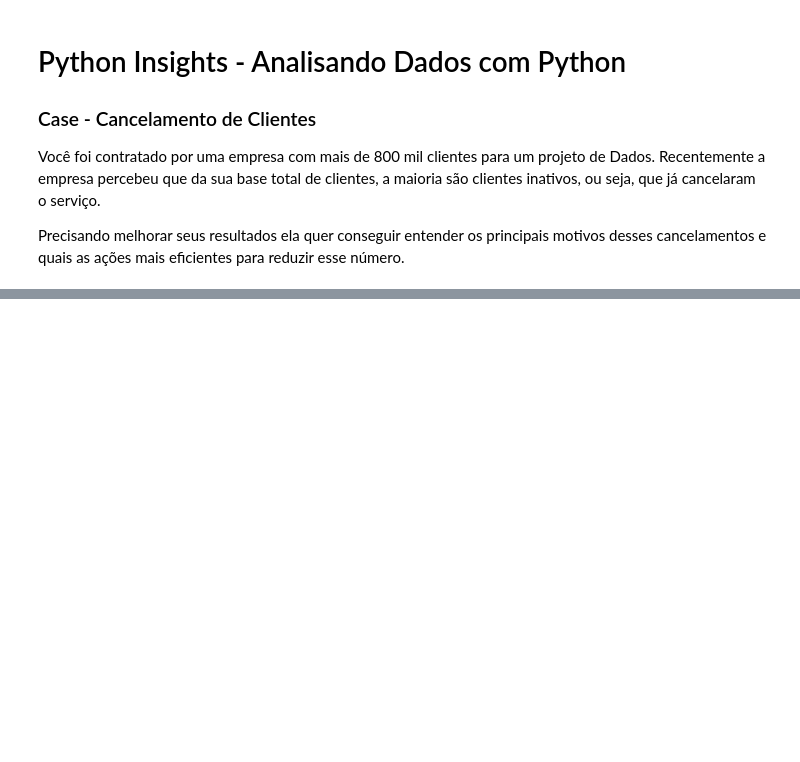
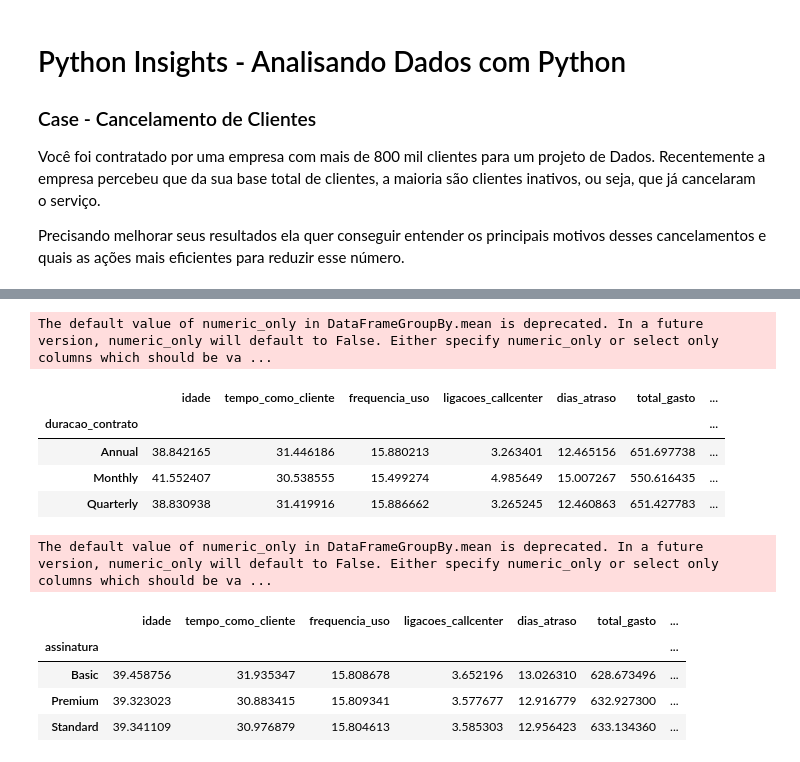
Before and after one commit to Jacqueline-dev/case-CancelamentoClientes, a Jupyter notebook: basecancelamentovendas.ipynb, the cells around one changed output, grey strips where cells are left out. Drawn from its saved outputs; the diff is of its cells as text; code cells hidden in the pictures; blank space fills up the shorter version.

```diff
--- a/basecancelamentovendas.ipynb
+++ b/basecancelamentovendas.ipynb
@@ -177,0 +131,16 @@ chart
+# %%
+display(tabela.groupby("duracao_contrato").mean())
+display(tabela.groupby("assinatura").mean())
+# %% [output]
+The default value of numeric_only in DataFrameGroupBy.mean is deprecated. In a future version, numeric_only will default to False. Either specify numeric_only or select only columns which should be va ...
+|  | idade | tempo_como_cliente | frequencia_uso | ligacoes_callcenter | dias_atraso | total_gasto | ... |
+| duracao_contrato |  |  |  |  |  |  | ... |
+| Annual | 38.842165 | 31.446186 | 15.880213 | 3.263401 | 12.465156 | 651.697738 | ... |
+| Monthly | 41.552407 | 30.538555 | 15.499274 | 4.985649 | 15.007267 | 550.616435 | ... |
+| Quarterly | 38.830938 | 31.419916 | 15.886662 | 3.265245 | 12.460863 | 651.427783 | ... |
+The default value of numeric_only in DataFrameGroupBy.mean is deprecated. In a future version, numeric_only will default to False. Either specify numeric_only or select only columns which should be va ...
+|  | idade | tempo_como_cliente | frequencia_uso | ligacoes_callcenter | dias_atraso | total_gasto | ... |
+| assinatura |  |  |  |  |  |  | ... |
+| Basic | 39.458756 | 31.935347 | 15.808678 | 3.652196 | 13.026310 | 628.673496 | ... |
+| Premium | 39.323023 | 30.883415 | 15.809341 | 3.577677 | 12.916779 | 632.927300 | ... |
+| Standard | 39.341109 | 30.976879 | 15.804613 | 3.585303 | 12.956423 | 633.134360 | ... |
```
Also changed, not shown: parts of 8 cells of this notebook.
